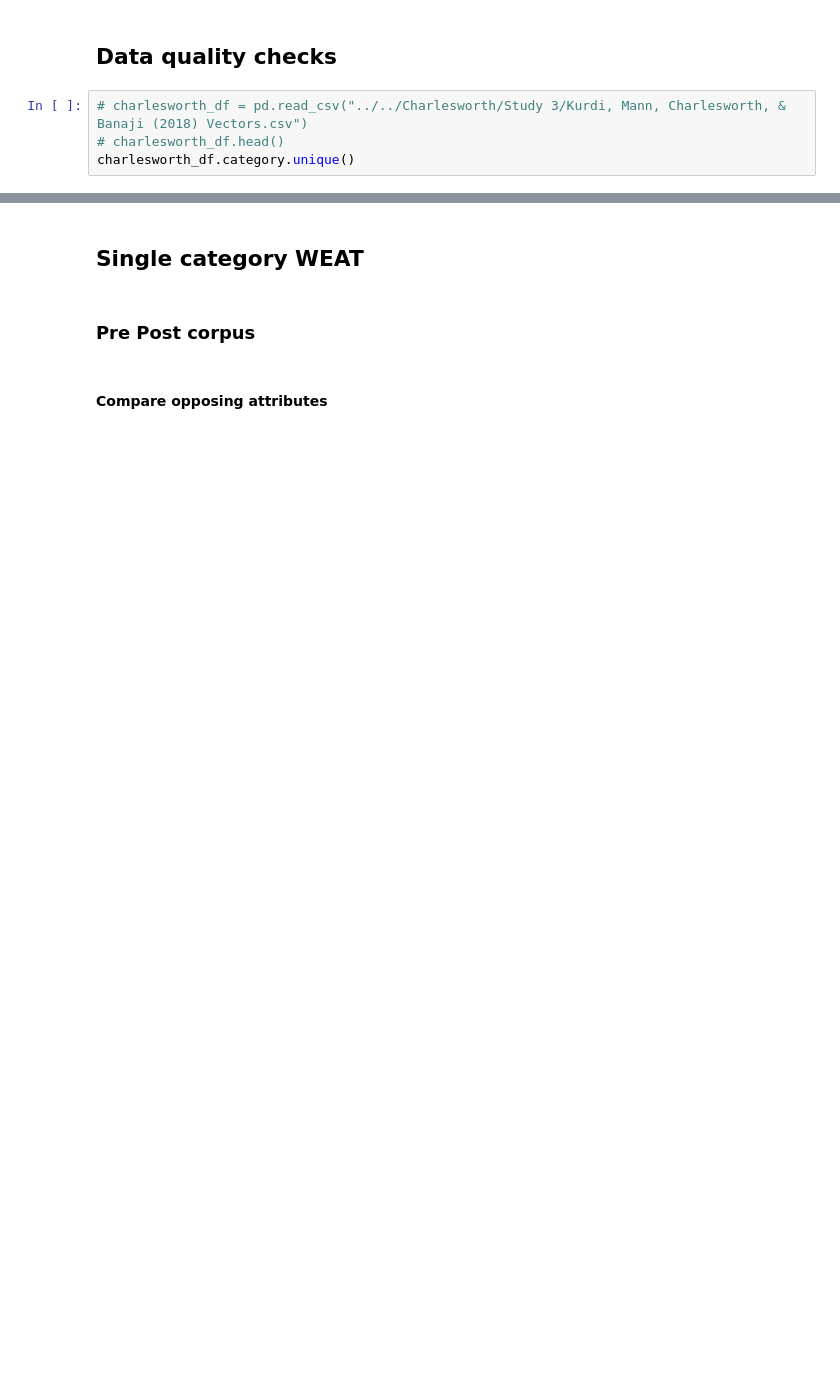
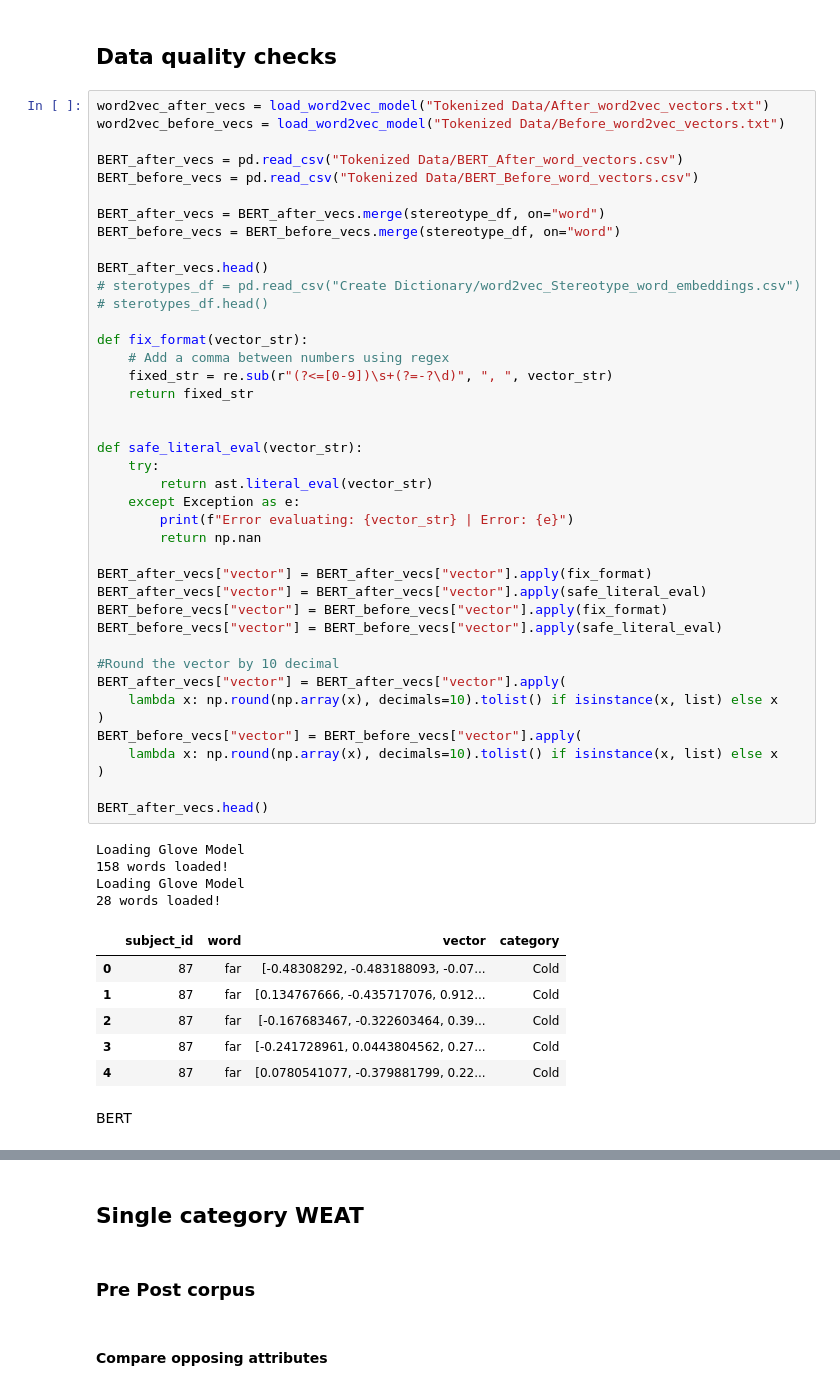
Before and after one commit to blake1407/Thesis, a Jupyter notebook: WEAT.ipynb, the cells around one changed output, grey strips where cells are left out. Drawn from its saved outputs; the diff is of its cells as text; blank space fills up the shorter version.

```diff
--- a/WEAT.ipynb
+++ b/WEAT.ipynb
@@ -297,7 +326,57 @@ dict_prepost = dict_prepost.to_dict()
 # %% [markdown]
 ## Data quality checks
-# %%
-# charlesworth_df = pd.read_csv("../../Charlesworth/Study 3/Kurdi, Mann, Charlesworth, & Banaji (2018) Vectors.csv")
-# charlesworth_df.head()
-charlesworth_df.category.unique()
+# %%
+word2vec_after_vecs = load_word2vec_model("Tokenized Data/After_word2vec_vectors.txt")
+word2vec_before_vecs = load_word2vec_model("Tokenized Data/Before_word2vec_vectors.txt")
+
+BERT_after_vecs = pd.read_csv("Tokenized Data/BERT_After_word_vectors.csv")
+BERT_before_vecs = pd.read_csv("Tokenized Data/BERT_Before_word_vectors.csv")
+
+BERT_after_vecs = BERT_after_vecs.merge(stereotype_df, on="word")
+BERT_before_vecs = BERT_before_vecs.merge(stereotype_df, on="word")
+
+BERT_after_vecs.head()
+# sterotypes_df = pd.read_csv("Create Dictionary/word2vec_Stereotype_word_embeddings.csv")
+# sterotypes_df.head()
+
+def fix_format(vector_str):
+    # Add a comma between numbers using regex
+    fixed_str = re.sub(r"(?<=[0-9])\s+(?=-?\d)", ", ", vector_str)
+    return fixed_str
+
+
+def safe_literal_eval(vector_str):
+    try:
+        return ast.literal_eval(vector_str)
+    except Exception as e:
+        print(f"Error evaluating: {vector_str} | Error: {e}")
+        return np.nan
+
+BERT_after_vecs["vector"] = BERT_after_vecs["vector"].apply(fix_format)
+BERT_after_vecs["vector"] = BERT_after_vecs["vector"].apply(safe_literal_eval)
+BERT_before_vecs["vector"] = BERT_before_vecs["vector"].apply(fix_format)
+BERT_before_vecs["vector"] = BERT_before_vecs["vector"].apply(safe_literal_eval)
+
+#Round the vector by 10 decimal
+BERT_after_vecs["vector"] = BERT_after_vecs["vector"].apply(
+    lambda x: np.round(np.array(x), decimals=10).tolist() if isinstance(x, list) else x
+)
+BERT_before_vecs["vector"] = BERT_before_vecs["vector"].apply(
+    lambda x: np.round(np.array(x), decimals=10).tolist() if isinstance(x, list) else x
+)
+
+BERT_after_vecs.head()
+# %% [output]
+Loading Glove Model
+158 words loaded!
+Loading Glove Model
+28 words loaded!
+|  | subject_id | word | vector | category |
+| 0 | 87 | far | [-0.48308292, -0.483188093, -0.07... | Cold |
+| 1 | 87 | far | [0.134767666, -0.435717076, 0.912... | Cold |
+| 2 | 87 | far | [-0.167683467, -0.322603464, 0.39... | Cold |
+| 3 | 87 | far | [-0.241728961, 0.0443804562, 0.27... | Cold |
+| 4 | 87 | far | [0.0780541077, -0.379881799, 0.22... | Cold |
+# %% [markdown]
+BERT
 # %%
```
Also changed, not shown: parts of 26 cells of this notebook, 3 other files.
